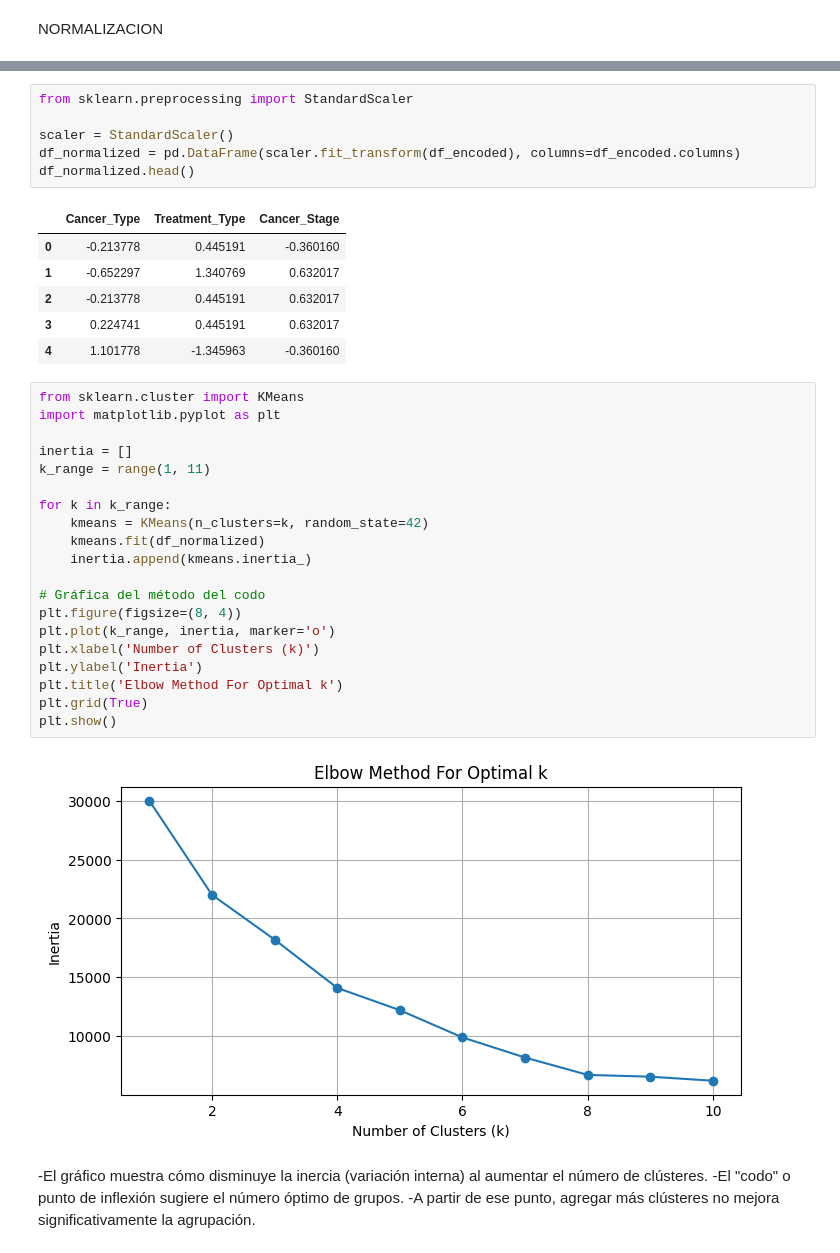
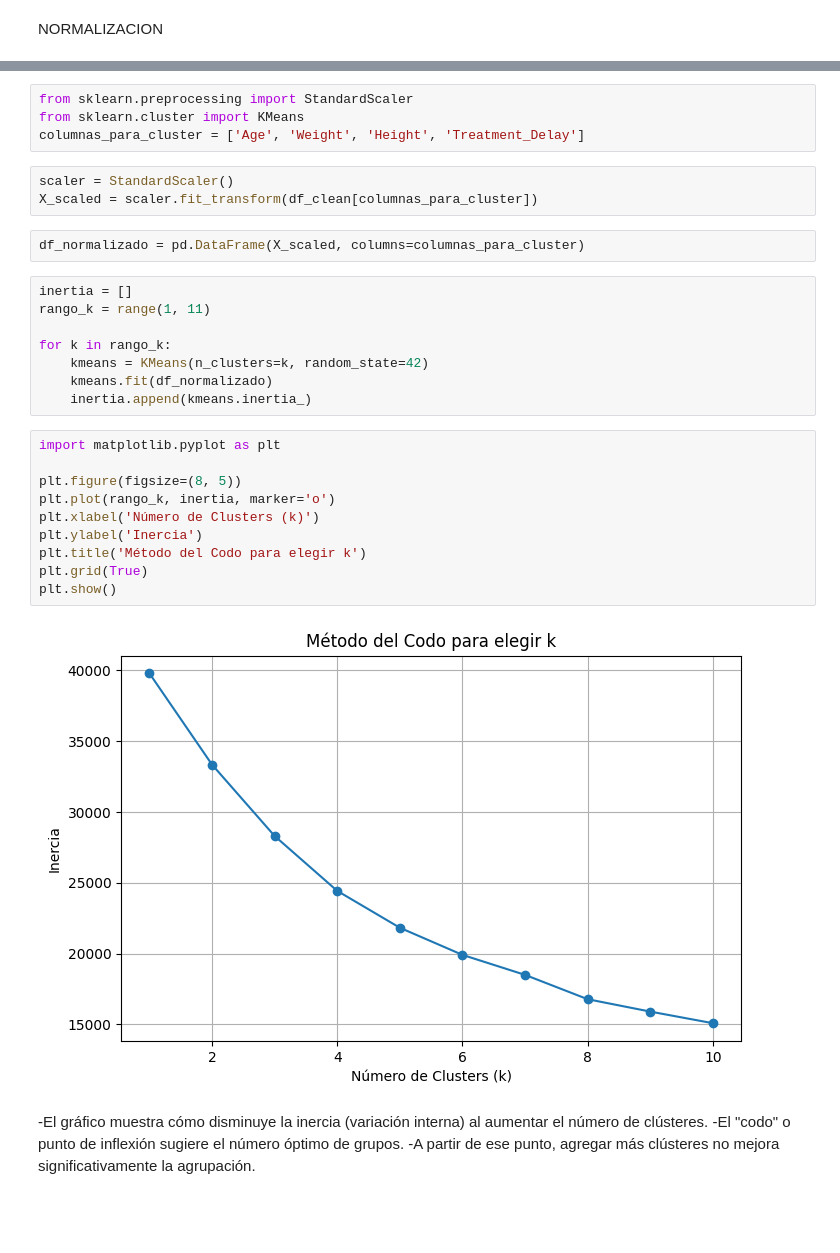
Before and after one commit to Estebanaj/Proyecto_IA_CAIRE, a Jupyter notebook: EDA/EDA.ipynb, the cells around one changed output, grey strips where cells are left out. Drawn from its saved outputs; the diff is of its cells as text; blank space fills up the shorter version.

```diff
--- a/EDA/EDA.ipynb
+++ b/EDA/EDA.ipynb
@@ -291,38 +296,32 @@ for col in df_encoded.columns:
-# %%
-from sklearn.preprocessing import StandardScaler
-
-scaler = StandardScaler()
-df_normalized = pd.DataFrame(scaler.fit_transform(df_encoded), columns=df_encoded.columns)
-df_normalized.head()
-# %% [output]
-|  | Cancer_Type | Treatment_Type | Cancer_Stage |
-| 0 | -0.213778 | 0.445191 | -0.360160 |
-| 1 | -0.652297 | 1.340769 | 0.632017 |
-| 2 | -0.213778 | 0.445191 | 0.632017 |
-| 3 | 0.224741 | 0.445191 | 0.632017 |
-| 4 | 1.101778 | -1.345963 | -0.360160 |
+# %%
+from sklearn.preprocessing import StandardScaler
+from sklearn.cluster import KMeans
+columnas_para_cluster = ['Age', 'Weight', 'Height', 'Treatment_Delay']
+# %%
+scaler = StandardScaler()
+X_scaled = scaler.fit_transform(df_clean[columnas_para_cluster])
+# %%
+df_normalizado = pd.DataFrame(X_scaled, columns=columnas_para_cluster)
+# %%
+inertia = []
+rango_k = range(1, 11)
+
+for k in rango_k:
+    kmeans = KMeans(n_clusters=k, random_state=42)
+    kmeans.fit(df_normalizado)
+    inertia.append(kmeans.inertia_)
 # %%
-from sklearn.cluster import KMeans
 import matplotlib.pyplot as plt
 
-inertia = []
-k_range = range(1, 11)
-
-for k in k_range:
-    kmeans = KMeans(n_clusters=k, random_state=42)
-    kmeans.fit(df_normalized)
-    inertia.append(kmeans.inertia_)
-
-# Gráfica del método del codo
-plt.figure(figsize=(8, 4))
-plt.plot(k_range, inertia, marker='o')
-plt.xlabel('Number of Clusters (k)')
-plt.ylabel('Inertia')
-plt.title('Elbow Method For Optimal k')
+plt.figure(figsize=(8, 5))
+plt.plot(rango_k, inertia, marker='o')
+plt.xlabel('Número de Clusters (k)')
+plt.ylabel('Inercia')
+plt.title('Método del Codo para elegir k')
 plt.grid(True)
 plt.show()
 # %% [output]
-[figure, old version]
+[figure, new version]
 # %% [markdown]
 -El gráfico muestra cómo disminuye la inercia (variación interna) al aumentar el número de clústeres.
 -El "codo" o punto de inflexión sugiere el número óptimo de grupos.
```
Also changed, not shown: parts of 53 cells of this notebook.
